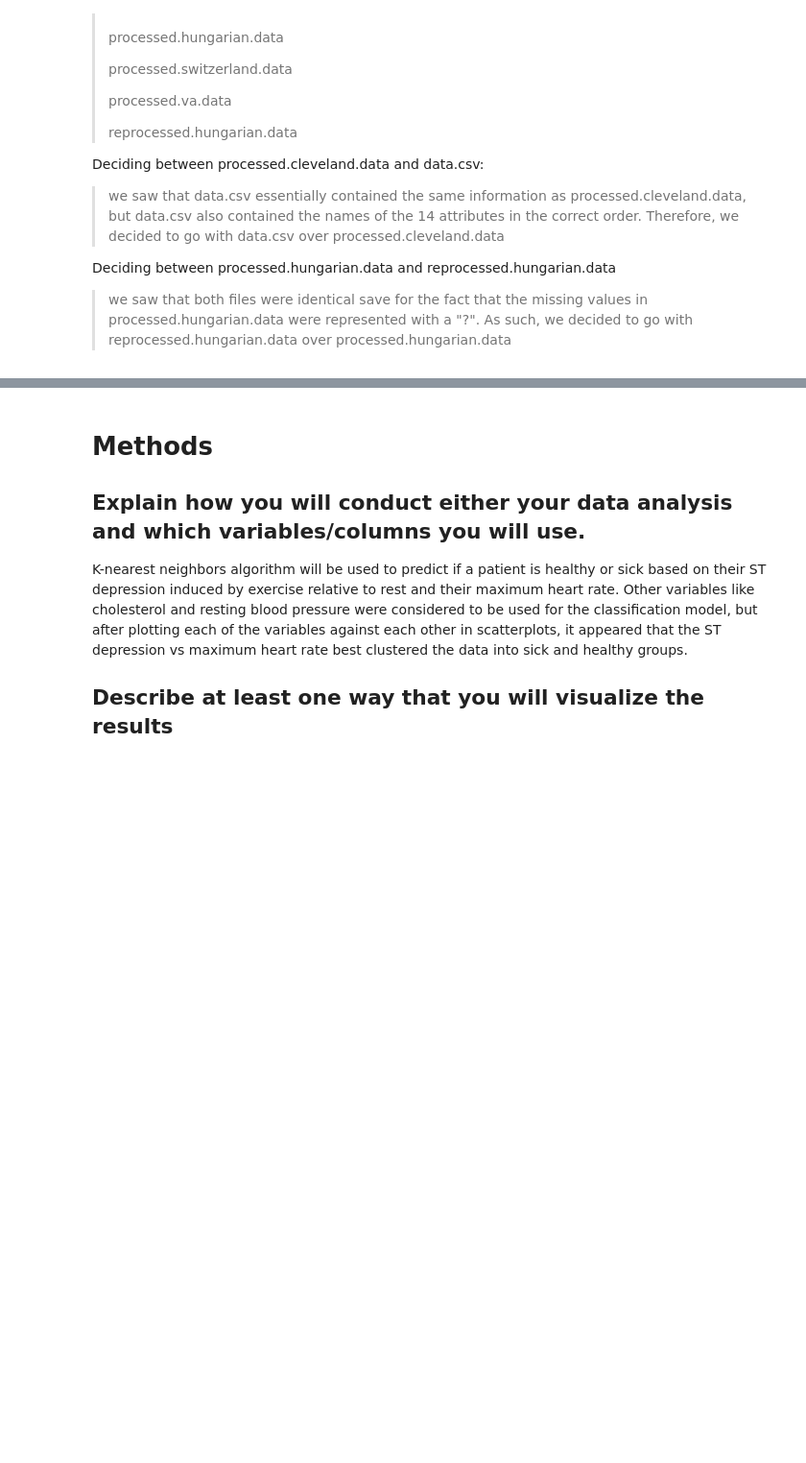
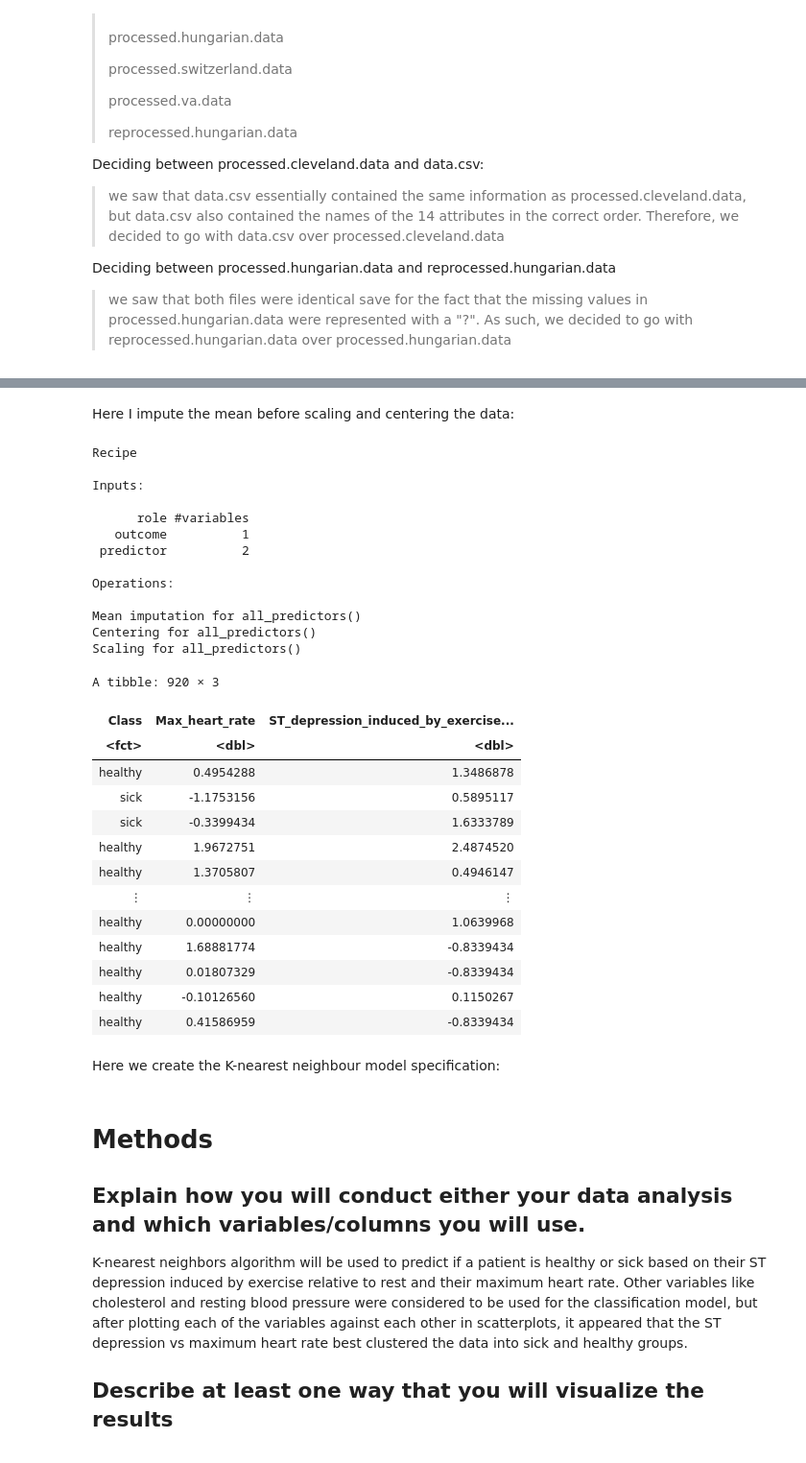
Before and after one commit to riacsik/heart-disease, a Jupyter notebook: group_project_report.ipynb, the cells around one changed output, grey strips where cells are left out. Shown: that part at 96% size. Cells and saved outputs as stored; diff of their text form; code cells hidden in the pictures; blank space fills up the shorter version.

```diff
--- a/group_project_report.ipynb
+++ b/group_project_report.ipynb
@@ -444,0 +414,51 @@ mhr_oldpeak
+# %% [markdown]
+Here I impute the mean before scaling and centering the data:
+# %%
+impute_missing_recipe <- recipe(Class ~ Max_heart_rate + ST_depression_induced_by_exercise_relative_to_rest, data = global_dataset_missing) |>
+  step_impute_mean(all_predictors()) |>
+  step_center(all_predictors()) |>
+  step_scale(all_predictors())
+impute_missing_recipe
+
+# imputed_global_dataset <- bake(impute_missing_recipe, global_dataset_missing)
+
+# imputed_and_scaled_global_dataset <- bake(impute_missing_recipe, global_dataset_missing)
+
+imputed_and_scaled_global_dataset <- impute_missing_recipe |>
+                            prep() |>
+                            bake(global_dataset_missing)
+
+# here I am merely moving the Class column from the rightmost column to the leftmost column
+imputed_and_scaled_global_dataset <- imputed_and_scaled_global_dataset |>
+      select(Class, Max_heart_rate, ST_depression_induced_by_exercise_relative_to_rest)
+imputed_and_scaled_global_dataset
+# %% [output]
+Recipe
+
+Inputs:
+
+      role #variables
+   outcome          1
+ predictor          2
+
+Operations:
+
+Mean imputation for all_predictors()
+Centering for all_predictors()
+Scaling for all_predictors()
+A tibble: 920 × 3
+| Class | Max_heart_rate | ST_depression_induced_by_exercise... |
+| <fct> | <dbl> | <dbl> |
+| healthy | 0.4954288 | 1.3486878 |
+| sick | -1.1753156 | 0.5895117 |
+| sick | -0.3399434 | 1.6333789 |
+| healthy | 1.9672751 | 2.4874520 |
+| healthy | 1.3705807 | 0.4946147 |
+| ⋮ | ⋮ | ⋮ |
+| healthy | 0.00000000 | 1.0639968 |
+| healthy | 1.68881774 | -0.8339434 |
+| healthy | 0.01807329 | -0.8339434 |
+| healthy | -0.10126560 | 0.1150267 |
+| healthy | 0.41586959 | -0.8339434 |
+# %% [markdown]
+Here we create the K-nearest neighbour model specification:
```
Also changed, not shown: parts of 11 cells of this notebook.
